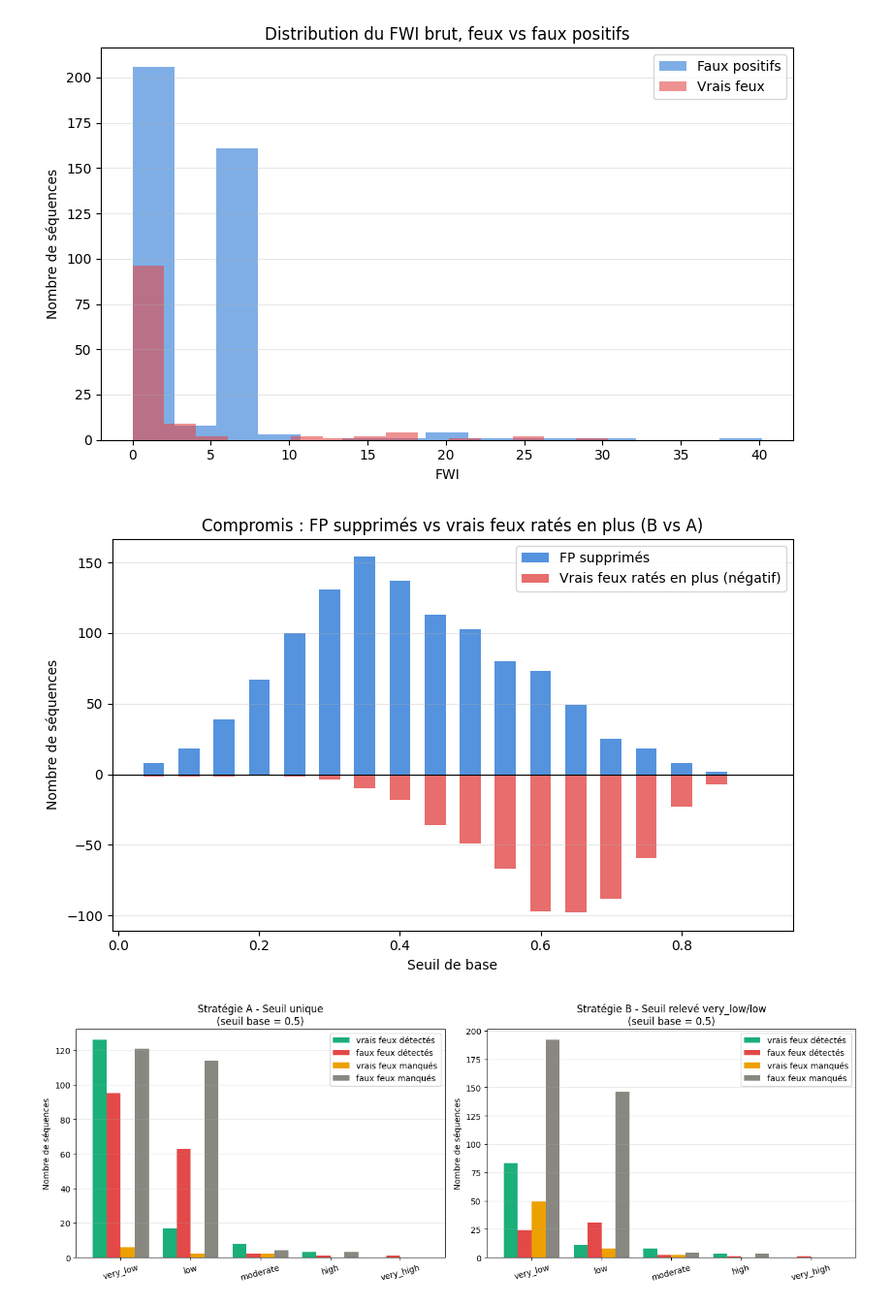
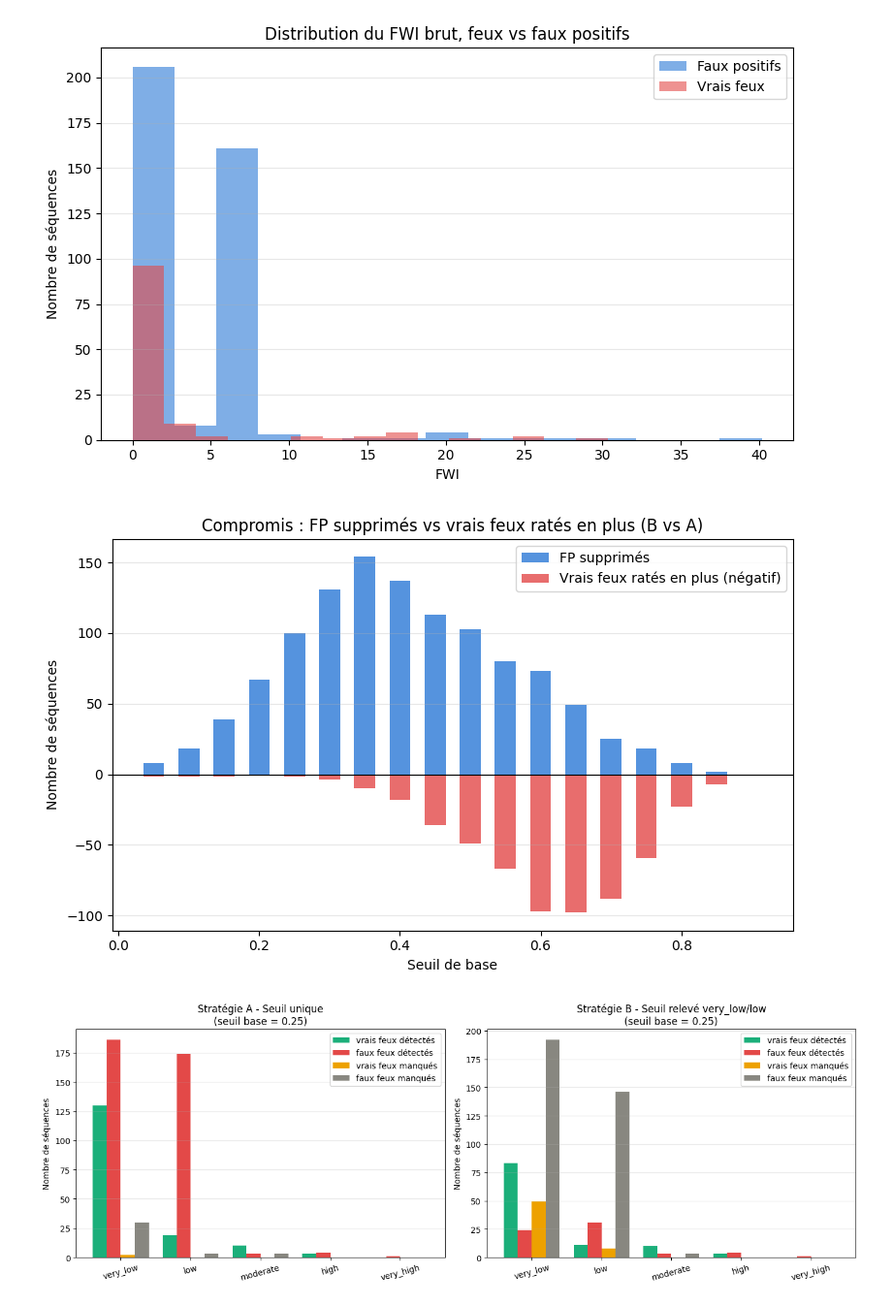
Before and after one commit to Octavien41/HACK-PYRON, a Jupyter notebook: main.ipynb, the cells around one changed output. Shown at 97% size. Saved outputs shown, nothing was run; the diff lists cells and outputs as text; code cells hidden in the pictures.

```diff
--- a/main.ipynb
+++ b/main.ipynb
@@ -330,7 +336,7 @@ plt.show()
 
 # On ne garde que les séquences avec un FWI connu
 df_eval = df[df["fwi_class"].notna()].copy()
-BASE_THRESHOLD = 0.5
+BASE_THRESHOLD = 0.25
 
 FWI_ORDER = ["very_low", "low", "moderate", "high", "very_high", "extreme"]
 
@@ -415,31 +421,31 @@ for ax, (strat_name, fwi_thr) in zip(axes, [
     records = []
     for fwi_cls in FWI_ORDER:
         sub = df_eval[df_eval["fwi_class"] == fwi_cls]
         if len(sub) == 0:
             continue
         pred = apply_rule(sub, BASE_THRESHOLD, fwi_thr)
         m = compute_metrics(sub, pred)
         records.append({"fwi_class": fwi_cls, **m})
 
     df_conf = pd.DataFrame(records).set_index("fwi_class")
 
     x = np.arange(len(df_conf))
     w = 0.2
     ax.bar(x - 1.5*w, df_conf["tp"], w, label="vrais feux détectés", color="#1baf7a")
     ax.bar(x - 0.5*w, df_conf["fp"], w, label="faux feux détectés", color="#e34948")
     ax.bar(x + 0.5*w, df_conf["fn"], w, label="vrais feux manqués", color="#eda100")
     ax.bar(x + 1.5*w, df_conf["tn"], w, label="faux feux manqués", color="#888780")
 
     ax.set_xticks(x)
     ax.set_xticklabels(df_conf.index, rotation=15)
     ax.set_ylabel("Nombre de séquences")
     ax.set_title(f"Stratégie {strat_name}\n(seuil base = {BASE_THRESHOLD})")
     ax.legend()
     ax.grid(axis="y", alpha=0.3)
 
 plt.tight_layout()
 plt.savefig("confusion_par_fwi_class.png", dpi=150)
 plt.show()
 # %% [output]
 [figure]
-[figure, old version]
+[figure, new version]
```
Also changed, not shown: parts of 1 cell of this notebook, 1 other file.
